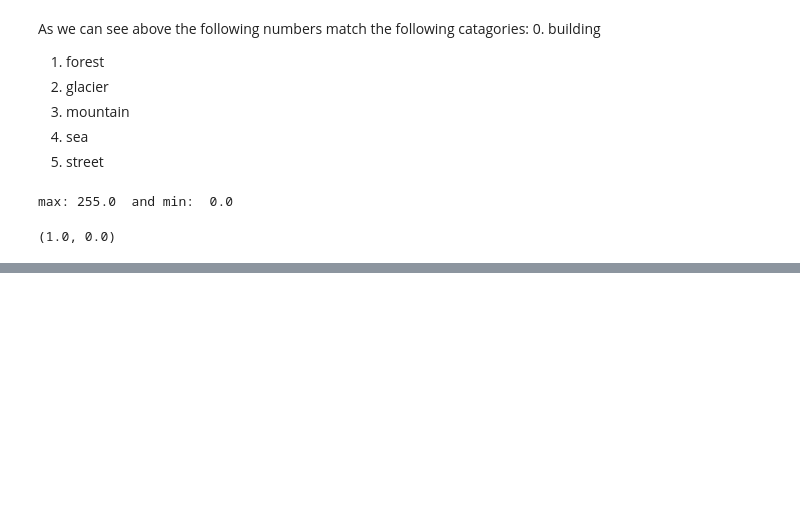
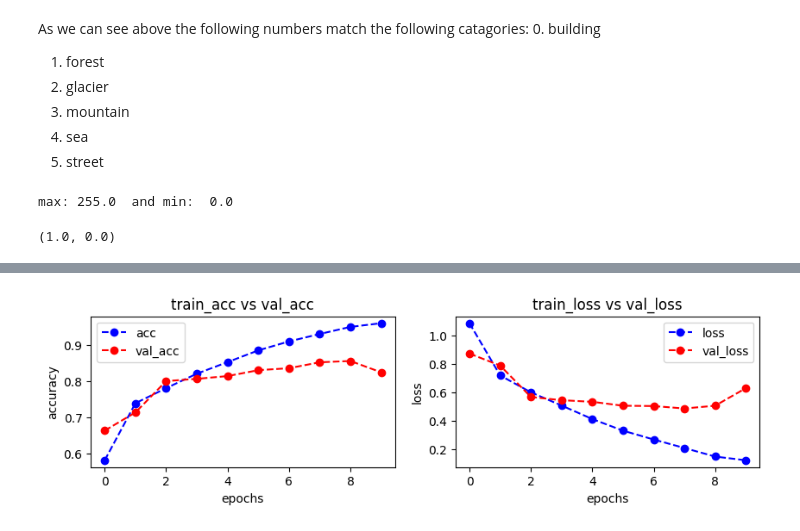
Before and after one commit to MayaHayat/Intel_Classification, a Jupyter notebook: Intel_Image_Classification.ipynb, the cells around one changed output, grey strips where cells are left out. Drawn from its saved outputs; the diff is of its cells as text; code cells hidden in the pictures; blank space fills up the shorter version.

```diff
--- a/Intel_Image_Classification.ipynb
+++ b/Intel_Image_Classification.ipynb
@@ -266,0 +296,3 @@ Precision: 0.9477, Recall: 0.9648, Accuracy: 0.2820
+# %%
+from tensorflow.keras.applications import VGG16
+model_vgg = VGG16(weights='imagenet', include_top = False, input_shape=(150, 150, 3))
@@ -266,0 +302,4 @@ Precision: 0.9477, Recall: 0.9648, Accuracy: 0.2820
+# %%
+model_vgg.compile(optimizer='adam', loss='sparse_categorical_crossentropy', metrics=['accuracy'])
+# %%
+history_vgg = model_vgg.fit(train, epochs=10, validation_data = val, callbacks=[callback])
@@ -266,0 +339,4 @@ Precision: 0.9477, Recall: 0.9648, Accuracy: 0.2820
+# %%
+plot_accuracy_loss(history_vgg)
+# %% [output]
+[figure, added]
```
Also changed, not shown: parts of 37 cells of this notebook.
